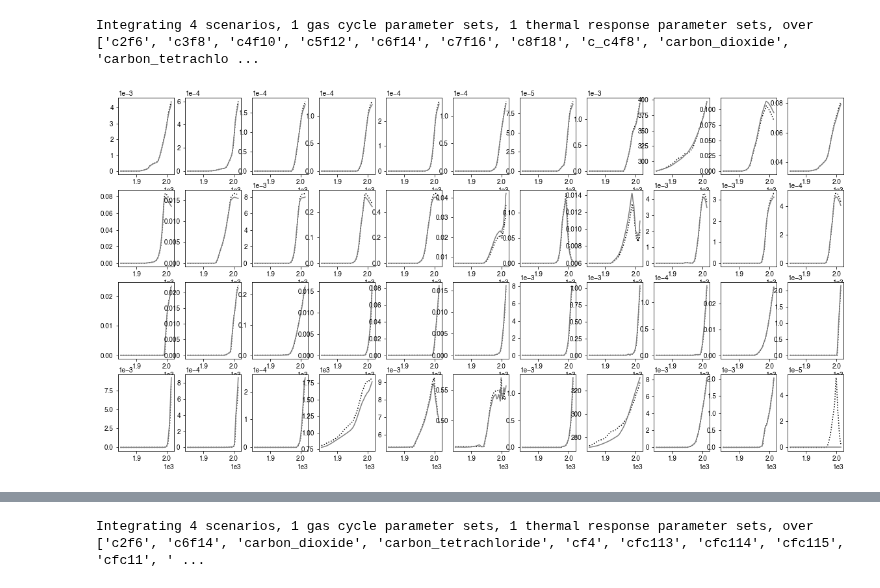
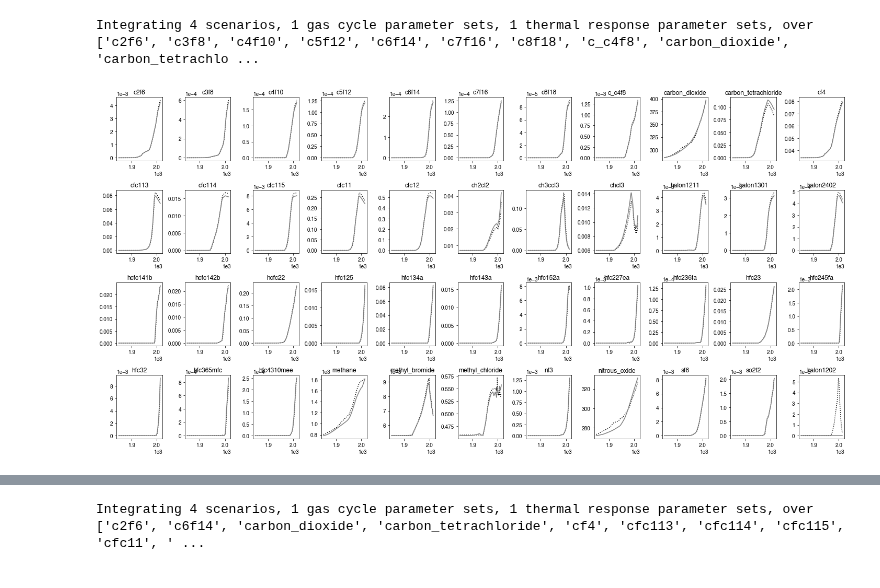
Before and after one commit to njleach/GIR, a Jupyter notebook: GIR/notebooks/SSP_NROY_ensemble.ipynb, the cells around one changed output, grey strips where cells are left out. Cells and saved outputs as stored; diff of their text form; code cells hidden in the pictures.

```diff
--- a/GIR/notebooks/SSP_NROY_ensemble.ipynb
+++ b/GIR/notebooks/SSP_NROY_ensemble.ipynb
@@ -276,11 +325,14 @@ Integrating 4 scenarios, 1 gas cycle parameter sets, 1 thermal response paramete
 # %%
 fig,ax = plt.subplots(4,11,figsize=(20,10))
 
 for i,gas in enumerate(WMGHG_concs.columns):
     if gas in ['nitrous_oxide','carbon_dioxide','methane']:
         ax.flatten()[i].plot(WMGHG_concs.loc[1850:,gas],':',c='k')
     else:
         ax.flatten()[i].plot(WMGHG_concs.loc[1850:,gas]/1000,':',c='k')
     ax.flatten()[i].plot(default_ssp_run['C'].loc[1850:2014,('esm-ssp245-allGHG','default',gas)],color='grey')
+    ax.flatten()[i].set_title(gas)
+
+plt.tight_layout()
 # %% [output]
-[figure, old version]
+[figure, new version]
```
Also changed, not shown: parts of 16 cells of this notebook, 11 other files.
